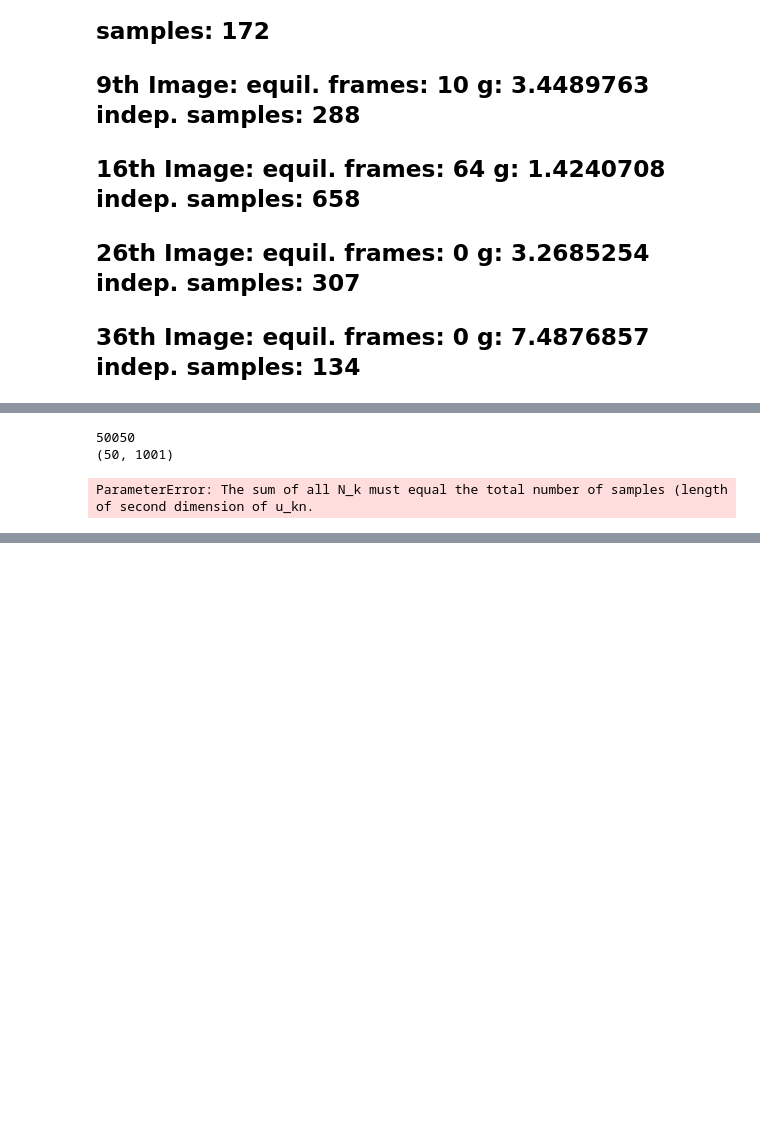
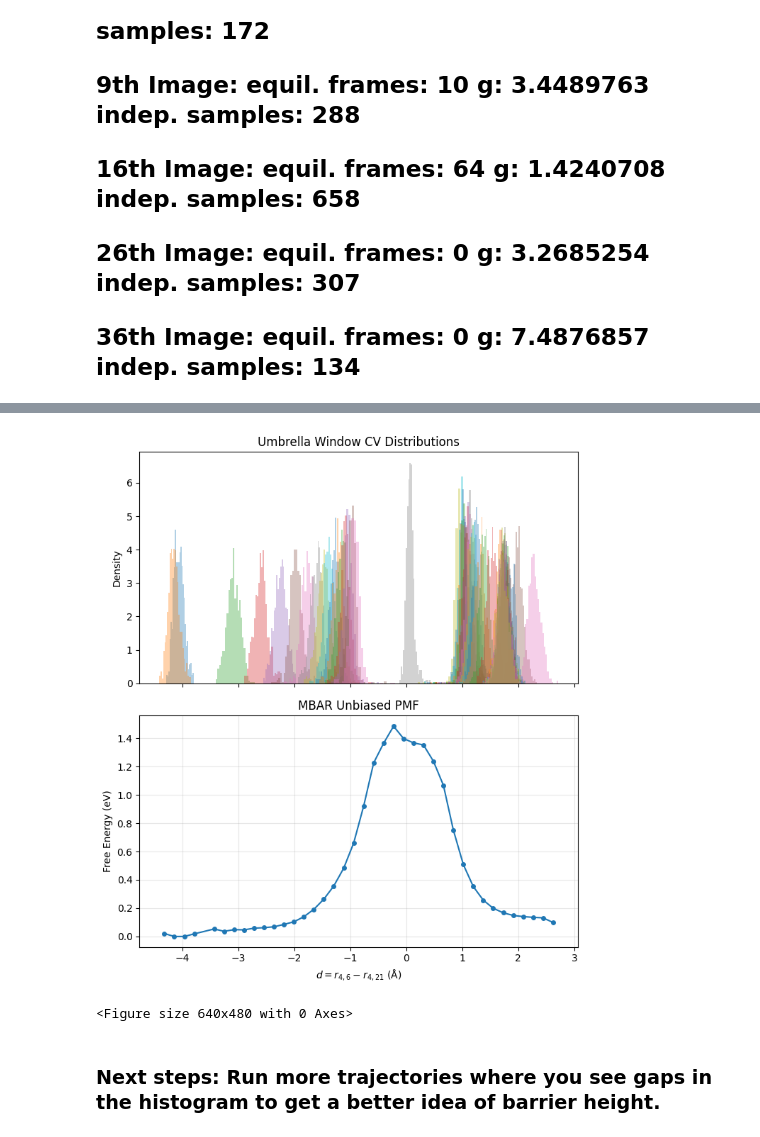
Before and after one commit to Icho2/aspirin_hydrolysis, a Jupyter notebook: transition_path_search/mace_dynamics/umbrella_sampling/viewer.ipynb, the cells around one changed output, grey strips where cells are left out. Saved outputs shown, nothing was run; the diff lists cells and outputs as text; code cells hidden in the pictures; blank space fills up the shorter version.

```diff
--- a/transition_path_search/mace_dynamics/umbrella_sampling/viewer.ipynb
+++ b/transition_path_search/mace_dynamics/umbrella_sampling/viewer.ipynb
@@ -110,9 +143,63 @@ plt.show()
-# %%
-N_k = np.full(50,1001)
-print(N_k.sum())
-print(np.shape(u_kn))
-MBAR(u_kn, N_k)
-# %% [output]
-50050
-(50, 1001)
-ParameterError: The sum of all N_k must equal the total number of samples (length of second dimension of u_kn.
+# %%
+import os
+import warnings
+import matplotlib.pyplot as plt
+import numpy as np
+
+print("Saving outputs in:", os.getcwd())
+
+u_unbiased_n = beta * all_epot
+
+n_bins = 40
+bin_edges = np.linspace(all_cvs.min(), all_cvs.max(), n_bins + 1)
+bin_centers = 0.5 * (bin_edges[:-1] + bin_edges[1:])
+bin_idx = np.clip(np.digitize(all_cvs, bin_edges) - 1, 0, n_bins - 1)
+
+counts = np.bincount(bin_idx, minlength=n_bins)
+active_bins = np.flatnonzero(counts > 0)
+A_active = (bin_idx[None, :] == active_bins[:, None]).astype(float)
+
+with warnings.catch_warnings():
+    warnings.simplefilter("ignore", RuntimeWarning)
+    exp_res = mbar.compute_multiple_expectations(A_active, u_unbiased_n)
+
+probs_active = np.asarray(exp_res["mu"], dtype=float)
+print("Raw mu from compute_multiple_expectations:", probs_active)
+
+probs = np.zeros(n_bins, dtype=float)
+probs[active_bins] = np.where(np.isfinite(probs_active) & (probs_active > 0), probs_active, 0.0)
+
+f_i_kt = np.full(n_bins, np.nan, dtype=float)
+pos = probs > 0
+f_i_kt[pos] = -np.log(probs[pos])
+
+f_ev = f_i_kt / beta
+min_f = np.nanmin(f_ev) if np.any(pos) else 0.0
+f_ev_shifted = f_ev - min_f
+
+print(f"Valid PMF bins: {pos.sum()} / {n_bins}")
+for c, f, cnt in zip(bin_centers, f_ev_shifted, counts):
+    if np.isfinite(f):
+        print(f"  d = {c:+7.3f} Å   F = {f:8.4f} eV   (n={cnt})")
+
+fig, (ax1, ax2) = plt.subplots(2, 1, figsize=(7, 8), sharex=True)
+for i in range(n_windows):
+    ax1.hist(cv_xs[i], bins=25, density=True, alpha=0.35)
+ax1.set_ylabel("Density")
+ax1.set_title("Umbrella Window CV Distributions")
+
+if np.any(pos):
+    ax2.plot(bin_centers[pos], f_ev_shifted[pos], marker="o", markersize=4)
+else:
+    ax2.text(0.5, 0.5, "No positive bin probabilities returned", ha="center", va="center", transform=ax2.transAxes)
+
+ax2.set_xlabel(r"$d = r_{4,6} - r_{4,21}$ (Å)")
+ax2.set_ylabel("Free Energy (eV)")
+ax2.set_title("MBAR Unbiased PMF")
+ax2.grid(True, alpha=0.3)
+
+plt.tight_layout()
+plt.show()
+plt.savefig("pmf_mbar.png", dpi=300)
+plt.close(fig)
+# %% [output]
@@ -118,0 +223,4 @@ ParameterError: The sum of all N_k must equal the total number of samples (lengt
+[figure, added]
+<Figure size 640x480 with 0 Axes>
+# %% [markdown]
+### Next steps: Run more trajectories where you see gaps in the histogram to get a better idea of barrier height.
```
Also changed, not shown: parts of 9 cells of this notebook, 10 other files.
